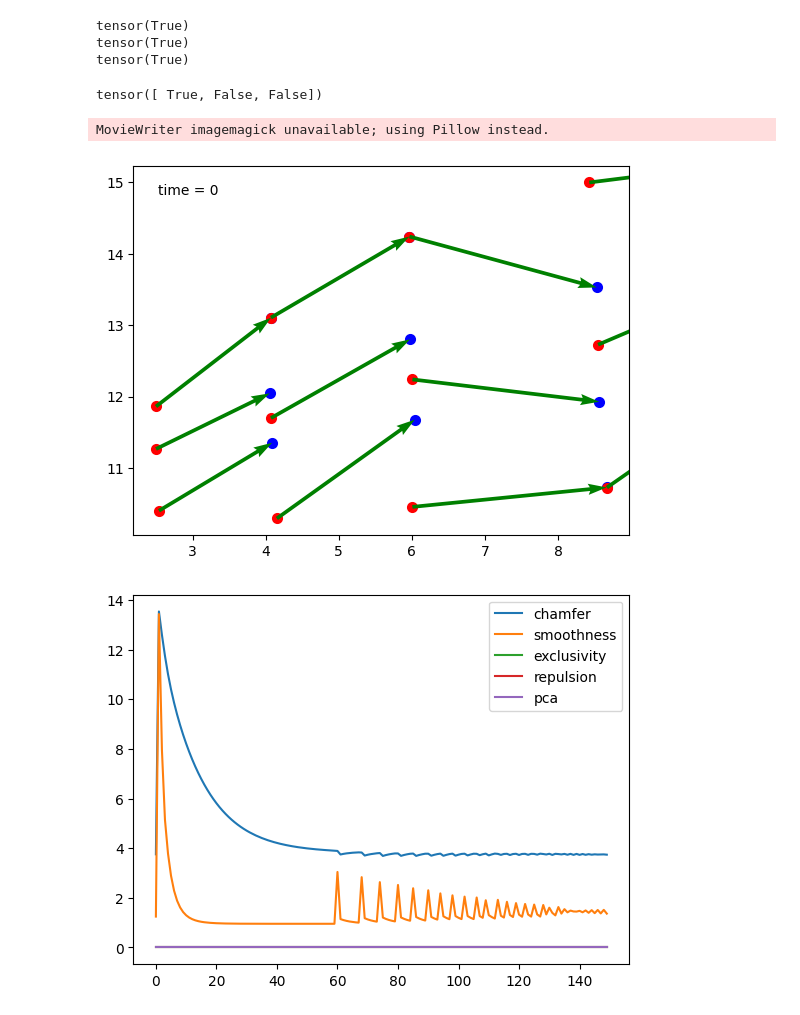
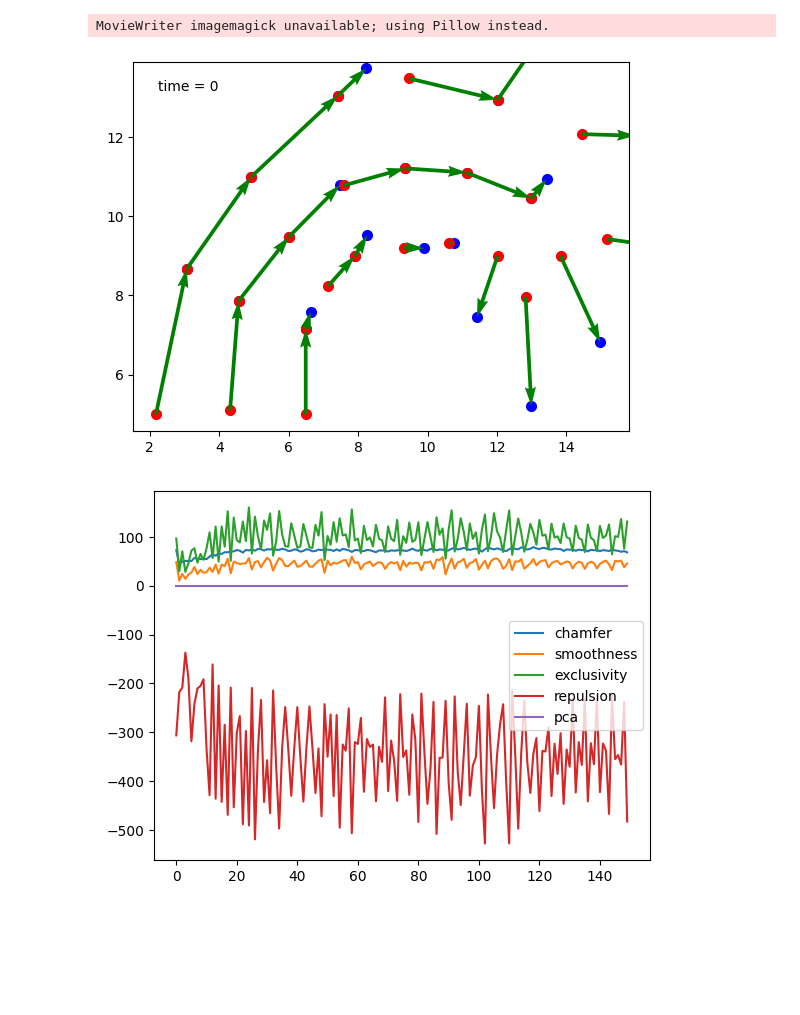
Before and after one commit to KomajzCz/FEL-matching-notebook, a Jupyter notebook: lane_marking/instance_matching.ipynb, the cells around one changed output. Saved outputs shown, nothing was run; the diff lists cells and outputs as text; code cells hidden in the pictures; blank space fills up the shorter version.

```diff
--- a/lane_marking/instance_matching.ipynb
+++ b/lane_marking/instance_matching.ipynb
@@ -197,4 +1,15 @@ else:
 # %%
+import os.path
+%matplotlib inline
+import torch
+import numpy as np
+import yaml
+from pytorch3d.ops import knn_points
+from pytorch3d.loss import chamfer_distance
+import matplotlib.pyplot as plt
+from collections import defaultdict
+from matplotlib.animation import FuncAnimation, FFMpegWriter
+
 def calculate_differentiable_smoothness(centers_array, vectors_array):
     num_centers = centers_array.shape[0]
     vectors_number = vectors_array.shape[0]
@@ -307,21 +122,6 @@ def pca_differ(vectors_array,initial_vectors):
     return sum_of_losses
 
 
-def futher_than_vector_len():
-    if j%50 == 49:
-        with torch.no_grad():
-            for i in range(padded_vectors_directions.shape[0]):
-                mask = np.ones(padded_centers_array.shape[0], dtype=bool)
-                mask[i] = False
-                new_centers_array = padded_centers_array[mask].clone().detach()
-                new_centers_array = new_centers_array.reshape(1, -1, 3)
-                centers_array_i = (padded_centers_array[i]).reshape(1, -1, 3)
-                _, idx, _ = knn_points(centers_array_i, new_centers_array, K=1)
-                idx = idx[0][0][0]
-                if idx > i:
-                    idx += 1
-                if torch.norm(padded_vectors_directions[i])<torch.norm(padded_centers_array[i]+padded_vectors_directions[i]-padded_centers_array[idx]):
-                    print("aha",i,idx)
 def find_closest_direction(padded_centers_array, padded_vectors_directions):
     # with torch.no_grad():
     output_vector = torch.ones(padded_centers_array.shape[0], dtype=torch.bool)
@@ -354,12 +154,3 @@ def find_closest_direction(padded_centers_array, padded_vectors_directions):
         if value_of_togo <= 0 and value_of_center <= 0 or value_of_togo >= 0 and value_of_center >= 0:
             output_vector[i] = False
     return output_vector
-
-vector_exclusivity(padded_centers_array,padded_vectors_directions)
-exclusivity_repulsion(padded_centers_array,padded_vectors_directions)
-find_closest_direction(torch.tensor([[200,200,0],[200,300,0],[400,200,0]],dtype=torch.float).reshape(-1,3),torch.tensor([[200,0,0],[100,0,0],[100,0,0]],dtype=torch.float).reshape(-1,3))
-# %% [output]
-tensor(True)
-tensor(True)
-tensor(True)
-tensor([ True, False, False])
@@ -366,15 +190,12 @@ tensor([ True, False, False])
 # %%
-from matplotlib.animation import FuncAnimation, FFMpegWriter
-
 fig = plt.figure()
 ax = plt.axes()  #xlim=(0, 30), ylim=(0,30))
 scat = ax.scatter([], [], c='b', lw=2)
 scat_from = ax.scatter([], [], c='r', lw=2)
 time_text = ax.text(0.05, 0.95, '', horizontalalignment='left', verticalalignment='top', transform=ax.transAxes)
-time_text.set_text('hello')
 initial_direction = padded_vectors_directions.clone().detach()
 optimized_directions = padded_vectors_directions.clone().detach()
-iteration_number = 150
+iteration_number = config["first_iteration_num"]
 chamfer_losses = torch.zeros(iteration_number).detach()
 vector_smoothness_losses = torch.zeros(iteration_number).detach()
 exclusivity_losses = torch.zeros(iteration_number).detach()
@@ -410,46 +231,44 @@ def animate(j):
         centers_array_i = (padded_centers_array[i] + padded_vectors_directions[i]).reshape(1, -1, 3)
         chamfer_loss, _ = chamfer_distance(centers_array_i, new_centers_array, single_directional=True)
         sum_of_losses += chamfer_loss
-    chamfer_losses[j] = sum_of_losses
-    smoothness = 0 * calculate_differentiable_smoothness(padded_centers_array, padded_vectors_directions)
-    exclusivity = 4 * vector_exclusivity(padded_centers_array, padded_vectors_directions)
+    chamfer_losses[j] = config["LOSSES"]["chamfer"] * sum_of_losses
+    smoothness = config["LOSSES"]["smoothness"] * calculate_differentiable_smoothness(padded_centers_array, padded_vectors_directions)
+    exclusivity = config["LOSSES"]["exclusivity"] * vector_exclusivity(padded_centers_array, padded_vectors_directions)
     #pca_loss = 2*pca_differ(padded_vectors_directions, initial_direction)
-    repulsion = 4*exclusivity_repulsion(padded_centers_array, padded_vectors_directions)
+    repulsion = config["LOSSES"]["repulsion"]*exclusivity_repulsion(padded_centers_array, padded_vectors_directions)
 
     vector_smoothness_losses[j] = smoothness
     exclusivity_losses[j] = exclusivity
     repulsion_losses[j] = repulsion
     #pca_losses[j] = pca_loss
     sum_of_losses += smoothness
     sum_of_losses += exclusivity
     sum_of_losses += repulsion
     #sum_of_losses += pca_loss
     #print(sum_of_losses)
     sum_of_losses.backward()
     optimizer.step()
     time_text.set_text('time = %.1d' % j)
     return scat, scat_from
 
 print()
-anim = FuncAnimation(fig, animate, frames=iteration_number, interval=1000)
-anim.save("/home/komajz/PycharmProjects/lane_marking/case" +str(case)+"/animation.gif", writer='imagemagick', fps=5)
-plt.savefig("/home/komajz/PycharmProjects/lane_marking/case"+str(case)+"/final.png")
+anim = FuncAnimation(fig, animate, frames=iteration_number, interval=200)
+anim.save("/home/komajz/PycharmProjects/FEL-matching-notebook/lane_marking/case" +str(case)+"/animation.gif", writer='imagemagick', fps=5)
+plt.savefig("/home/komajz/PycharmProjects//FEL-matching-notebook/lane_marking/case"+str(case)+"/final.png")
 
-#ffwriter = FFMpegWriter(fps=10)
-#anim.save('animation.mp4', writer = ffwriter)
 fig = plt.figure()
 plt.plot(chamfer_losses.detach().numpy(), label='chamfer')
 plt.plot(vector_smoothness_losses.detach().numpy(), label='smoothness')
 plt.plot(exclusivity_losses.detach().numpy(), label='exclusivity')
 plt.plot(repulsion_losses.detach().numpy(), label='repulsion')
 plt.plot(pca_losses.detach().numpy(), label='pca')
 plt.legend()
-plt.savefig("/home/komajz/PycharmProjects/lane_marking/case"+str(case)+"/losses.png")
+plt.savefig("/home/komajz/PycharmProjects/FEL-matching-notebook/lane_marking/case"+str(case)+"/losses.png")
 plt.show()
 # %% [output]
 MovieWriter imagemagick unavailable; using Pillow instead.
-[figure, old version]
+[figure, new version]
-[figure, old version]
+[figure, new version]
 # %%
 from matplotlib.animation import FuncAnimation
 
```
Also changed, not shown: parts of 5 cells of this notebook, 6 other files.
